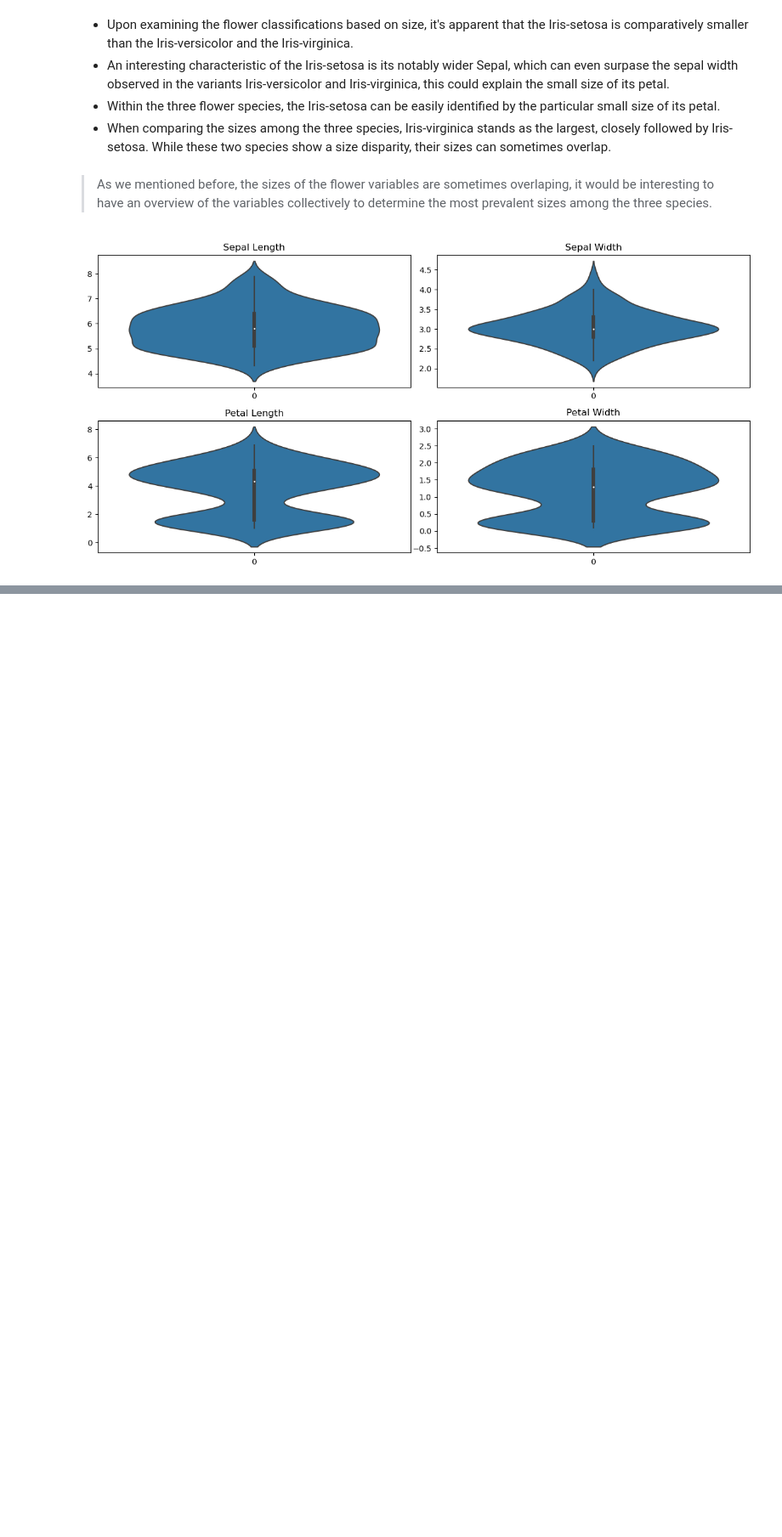
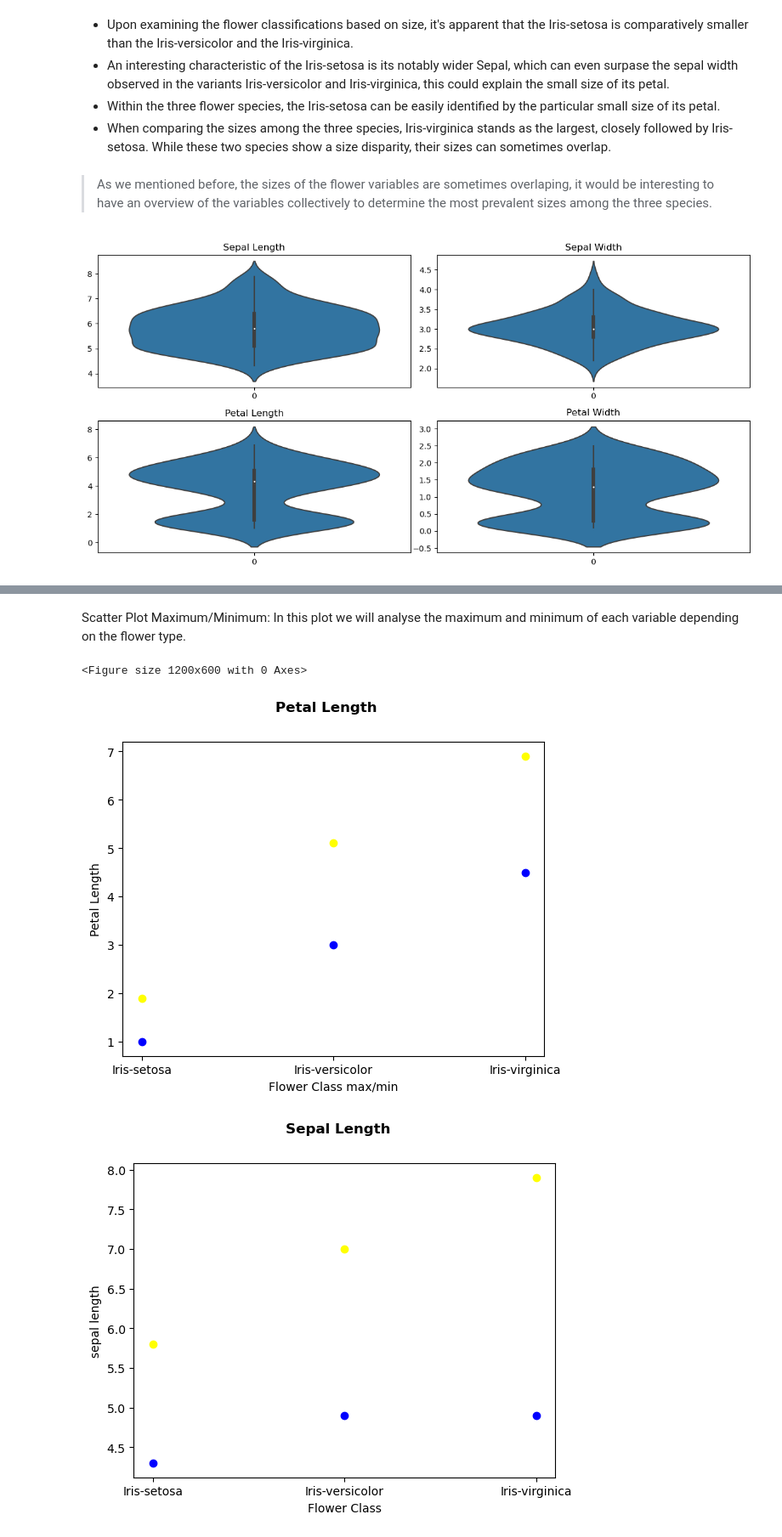
Before and after one commit to yimak/Fundamentals_of_data_analysis, a Jupyter notebook: project.ipynb, the cells around one changed output, grey strips where cells are left out. Shown: that part at 85% size. Saved outputs shown, nothing was run; the diff lists cells and outputs as text; code cells hidden in the pictures; blank space fills up the shorter version.

```diff
--- a/project.ipynb
+++ b/project.ipynb
@@ -185,0 +198,60 @@ plt.show()
+# %% [markdown]
+Scatter Plot Maximum/Minimum: In this plot we will analyse the maximum and minimum of each variable depending on the flower type.
+# %%
+import matplotlib.pyplot as plt
+import seaborn as sns
+
+datafile = pd.read_csv('files/iris_combined.csv')
+datafile.columns = ['sepal length', 'sepal width', 'petal length', 'petal width', 'flower class']
+
+
+# Group data by flower class and compute min and max values for petal length
+# By using goupby() function 'flower class', the result will be assigned to the function datatable: $ datatable = dataframe.groupby('flower class')[['sepal length'].agg(['min', 'max'])
+# References: https://sparkbyexamples.com/pandas/pandas-group-dataframe-rows-list-groupby/#:~:text=You%20can%20group%20DataFrame%20rows,the%20list%20for%20every%20group. https://pandas.pydata.org/docs/reference/api/pandas.DataFrame.agg.html https://sparkbyexamples.com/pandas/pandas-groupby-explained-with-examples/
+datatable = datafile.groupby('flower class')['petal length'].agg(['min', 'max'])
+
+# Create subplots with 1 row and 1 column
+# Reference: https://stackoverflow.com/questions/34162443/why-do-many-examples-use-fig-ax-plt-subplots-in-matplotlib-pyplot-python
+fig, ax = plt.subplots(1,1)
+# Scatter plot the min and max values for each flower class
+# Now we can define the plot. We want a scatterplot, the reason why we will use the Pandas function scatter(). We used index in order to indicate that we will be sorting data by the index, that is 'flower class' rows (assigned right before through groupby()): $ ax.scatter(datatable.index, datatable['min'], color='blue') $ ax.scatter(datatable.index, datatable['max'], color='yellow')
+# Reference: https://sparkbyexamples.com/pandas/get-row-number-in-pandas/#:~:text=You%20can%20get%20the%20row,can%20use%20the%20len(df. https://sparkbyexamples.com/pandas/pandas-groupby-explained-with-examples/
+ax.scatter(datatable.index, datatable['min'], color='blue')
+ax.scatter(datatable.index, datatable['max'], color='yellow')
+ax.set_xlabel('Flower Class max/min')
+ax.set_ylabel('Petal Length')
+plt.suptitle('Petal Length',weight='bold')
+
+
+datatable = datafile.groupby('flower class')['sepal length'].agg(['min', 'max'])
+fig, ax = plt.subplots(1,1)
+ax.scatter(datatable.index, datatable['min'], color='blue')
+ax.scatter(datatable.index, datatable['max'], color='yellow')
+ax.set_xlabel('Flower Class')
+ax.set_ylabel('sepal length')
+plt.suptitle('Sepal Length',weight='bold')
+
+
+datatable = datafile.groupby('flower class')['sepal width'].agg(['min', 'max'])
+fig, ax = plt.subplots(1,1)
+ax.scatter(datatable.index, datatable['min'], color='blue')
+ax.scatter(datatable.index, datatable['max'], color='yellow')
+ax.set_xlabel('Flower Class')
+ax.set_ylabel('sepal width')
+plt.suptitle('Sepal Width',weight='bold')
+
+
+datatable = datafile.groupby('flower class')['petal width'].agg(['min', 'max'])
+fig, ax = plt.subplots(1,1)
+ax.scatter(datatable.index, datatable['min'], color='blue')
+ax.scatter(datatable.index, datatable['max'], color='yellow')
+ax.set_xlabel('Flower Class')
+ax.set_ylabel('petal width')
+plt.suptitle('Petal Width',weight='bold')
+
+plt.tight_layout()
+plt.show()
+# %% [output]
+<Figure size 1200x600 with 0 Axes>
+[figure, added]
+[figure, added]
```
Also changed, not shown: parts of 18 cells of this notebook, 8 other files.
